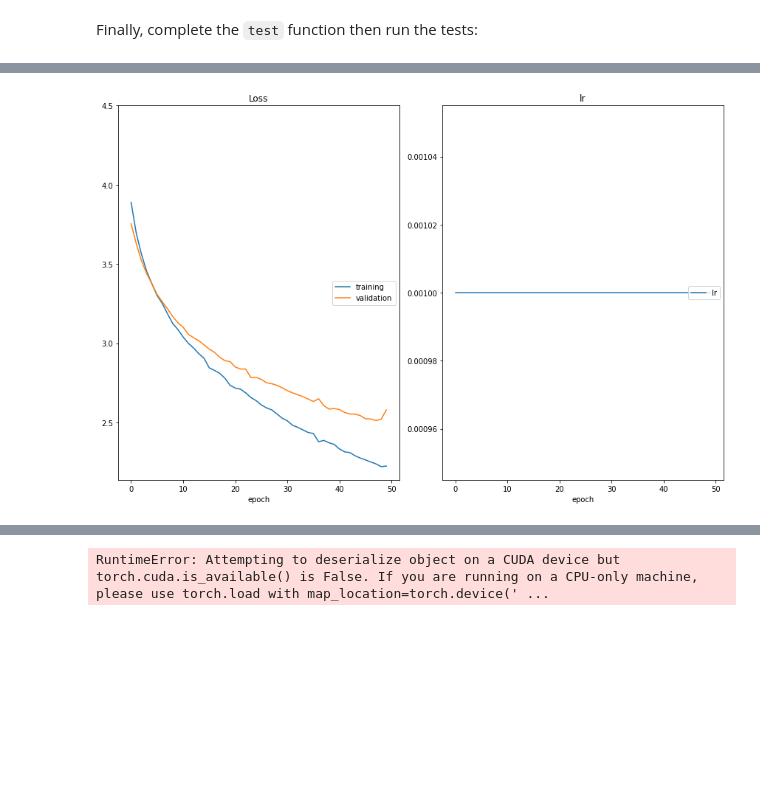
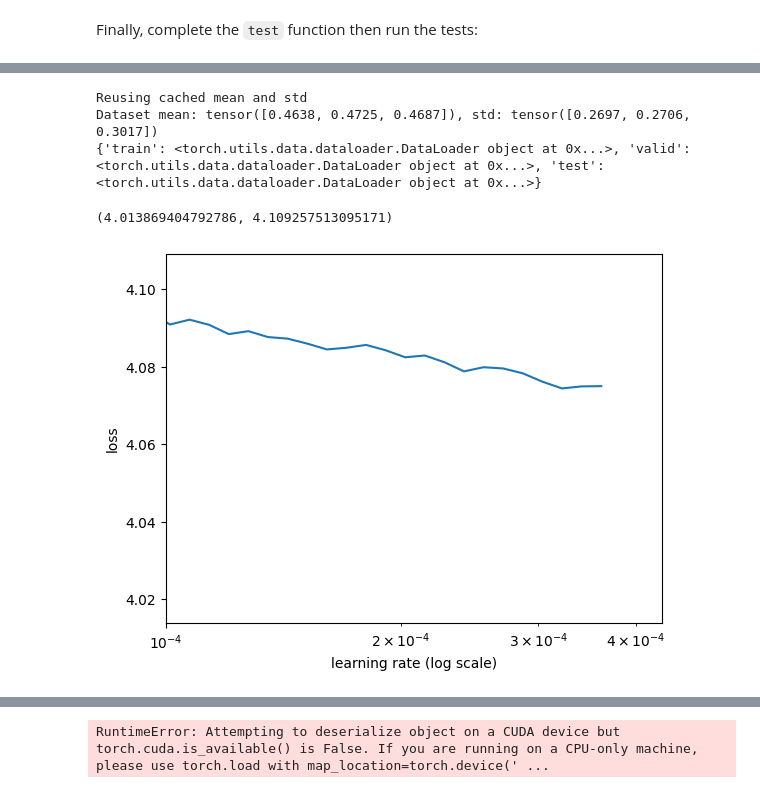
Before and after one commit to michaelgobz/cnn-from-scratch, a Jupyter notebook: cnn_from_scratch.ipynb, the cells around one changed output, grey strips where cells are left out. Saved outputs shown, nothing was run; the diff lists cells and outputs as text; code cells hidden in the pictures; blank space fills up the shorter version.

Commit message:
added the new linear layer and added the learning rate selector

```diff
--- a/cnn_from_scratch.ipynb
+++ b/cnn_from_scratch.ipynb
@@ -313,12 +350,60 @@ Let's start by defining a few hyperparameters. Feel free to experiment with diff
 # %%
 batch_size = 64        # size of the minibatch for stochastic gradient descent (or Adam)
 valid_size = 0.2       # fraction of the training data to reserve for validation
-num_epochs = 50        # number of epochs for training
+num_epochs = 5        # number of epochs for training
 num_classes = 50       # number of classes. Do not change this
 dropout = 0.4          # dropout for our model
-learning_rate = 0.001  # Learning rate for SGD (or Adam)
+learning_rate = 0.0002  # Learning rate for SGD (or Adam)
 opt = 'SGD'            # optimizer. 'sgd' or 'adam'
-weight_decay = 0.0     # regularization. Increase this to combat overfitting
+weight_decay = 0.002     # regularization. Increase this to combat overfitting
+
+# Range  and number of steps for the learning rate
+min_lr = 1e-5
+max_lr = 1
+n_steps = min(len(data_loaders['train']), 200)
+# %%
+# find the best learning rate
+import numpy as np
+import multiprocessing
+# learning rate finder
+
+from src.helpers import find_lr
+from src.data import get_data_loaders
+from src.model import MyModel
+from src.optimization import get_loss
+
+import matplotlib.pyplot as plt
+
+# instantiate the model
+
+model = MyModel(num_classes=num_classes, dropout=dropout)
+
+
+num_workers = multiprocessing.cpu_count()
+data_loaders = get_data_loaders(batch_size, valid_size, num_workers)
+
+
+
+# specify loss function (categorical cross-entropy)
+loss = get_loss()
+
+losses = find_lr(min_lr, max_lr, n_steps, loss, model, data_loaders)
+
+# Plot the results
+plt.plot(losses.keys(), losses.values())
+plt.xscale("log")
+plt.ylabel("loss")
+plt.xlabel("learning rate (log scale)")
+
+# Adjust the range on the y-axis to see things more clearly
+plt.xlim([1e-4, None])
+plt.ylim([min(losses.values()), np.percentile(list(losses.values()), 97)])
+# %% [output]
+Reusing cached mean and std
+Dataset mean: tensor([0.4638, 0.4725, 0.4687]), std: tensor([0.2697, 0.2706, 0.3017])
+{'train': <torch.utils.data.dataloader.DataLoader object at 0x...>, 'valid': <torch.utils.data.dataloader.DataLoader object at 0x...>, 'test': <torch.utils.data.dataloader.DataLoader object at 0x...>}
+(4.013869404792786, 4.109257513095171)
+[figure, added]
 # %%
 from src.data import get_data_loaders
 from src.train import optimize
@@ -330,9 +415,6 @@ from src.model import MyModel
 # HINT: do NOT copy/paste the values. Use the variables instead
 data_loaders = get_data_loaders(batch_size=batch_size, valid_size=valid_size)
 
-# instance model MyModel with num_classes and dropout defined in the previous
-# cell
-model = MyModel(num_classes=num_classes, dropout=dropout)
 
 # Get the optimizer using get_optimizer and the model you just created, the learning rate,
 # the optimizer and the weight decay specified in the previous cell
@@ -350,8 +432,6 @@ optimize(
     save_path="checkpoints/best_val_loss.pt",
     interactive_tracking=True
 )
-# %% [output]
-[figure, removed]
 # %% [markdown]
 ---
 ## <img src="static_images/icons/noun-advance-2109145.png" alt=">" style="width:50px"/> Step 6: testing against the Test Set
```
Also changed, not shown: parts of 13 cells of this notebook, 2 other files.
